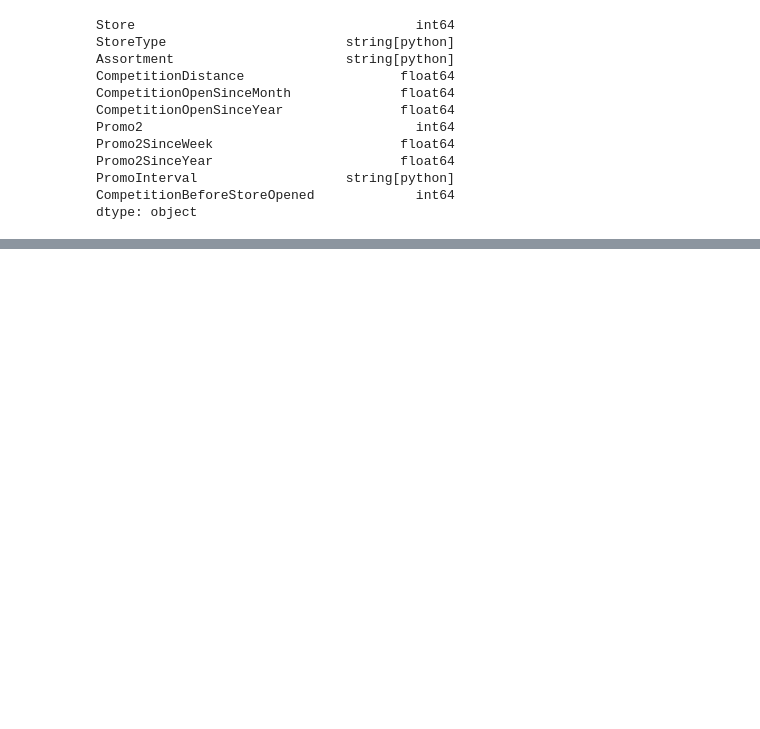
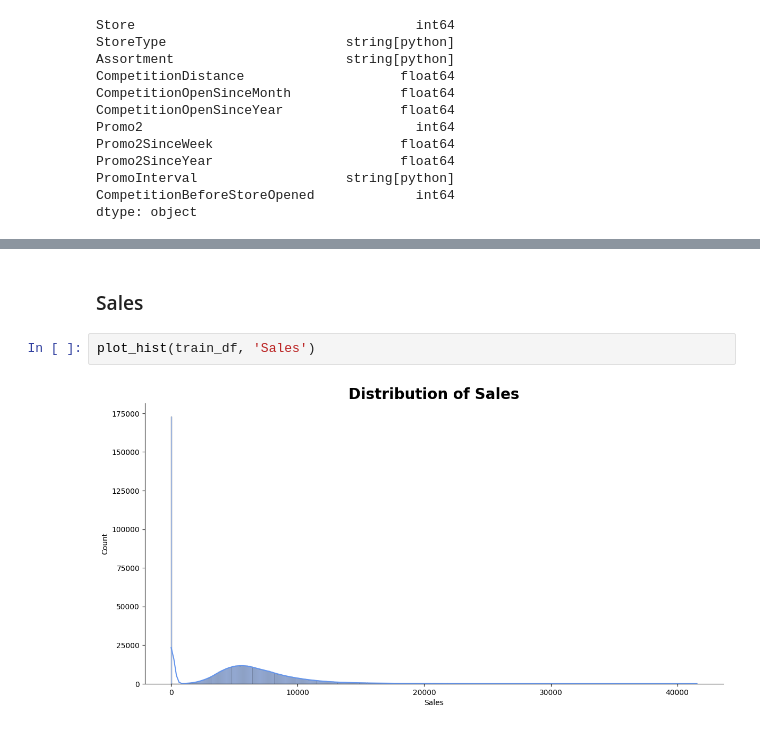
Before and after one commit to Arjunssolanki/Pharmaceutical-Sales-prediction-across-multiple-stores, a Jupyter notebook: Notebook/EDA.ipynb, the cells around one changed output, grey strips where cells are left out. Cells and saved outputs as stored; diff of their text form; blank space fills up the shorter version.

```diff
--- a/Notebook/EDA.ipynb
+++ b/Notebook/EDA.ipynb
@@ -415,0 +754,6 @@ dtype: object
+# %% [markdown]
+### Sales
+# %%
+plot_hist(train_df, 'Sales')
+# %% [output]
+[figure, added]
```
Also changed, not shown: parts of 153 cells of this notebook, 10 other files.
